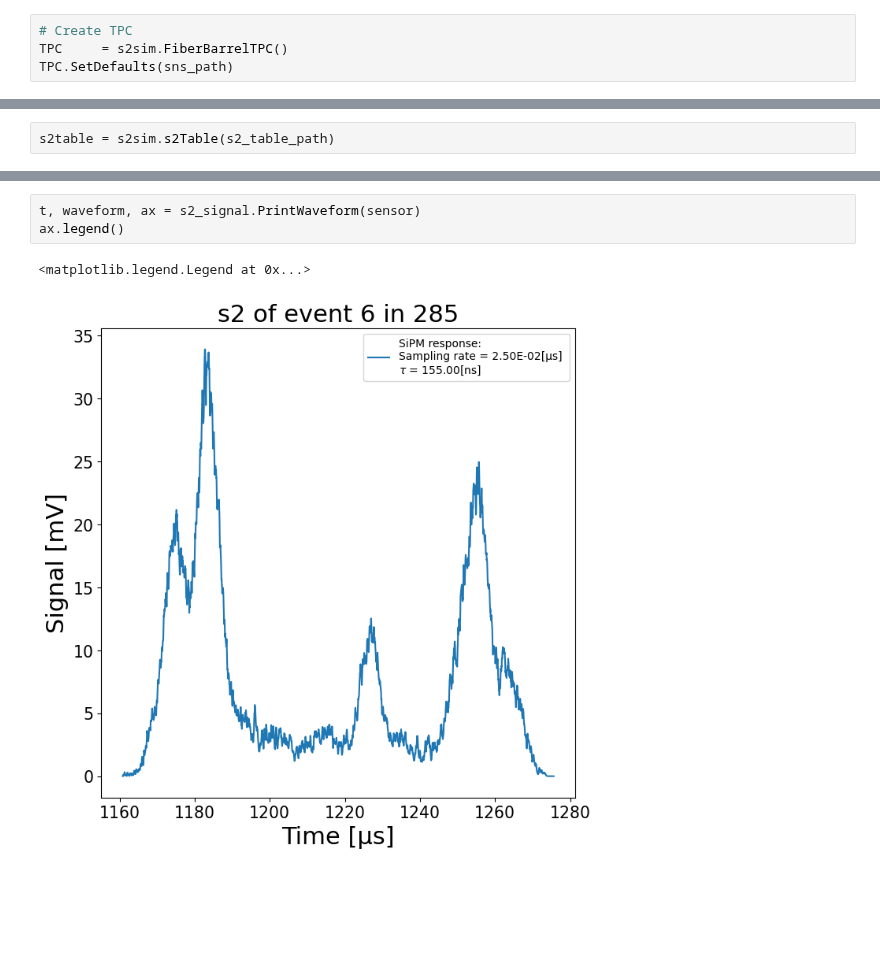
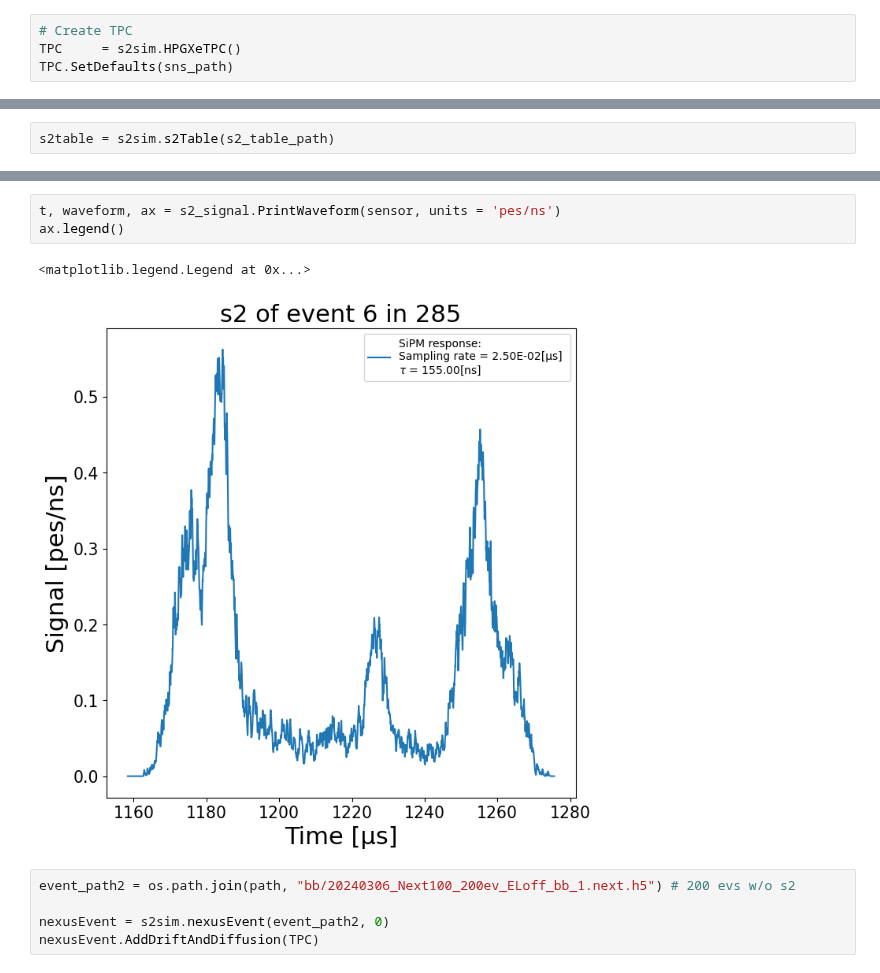
Before and after one commit to mariandbt/python, a Jupyter notebook: notebooks/20240521_TOYNOTEBOOK.ipynb, the cells around one changed output, grey strips where cells are left out. Cells and saved outputs as stored; diff of their text form; blank space fills up the shorter version.

```diff
--- a/notebooks/20240521_TOYNOTEBOOK.ipynb
+++ b/notebooks/20240521_TOYNOTEBOOK.ipynb
@@ -306,7 +306,7 @@ from s2_simulation import unit
 event, sensor = 6, 285
 # %%
 # Create TPC
-TPC     = s2sim.FiberBarrelTPC()
+TPC     = s2sim.HPGXeTPC()
 TPC.SetDefaults(sns_path)
 # %% [output]
 Default parameters set succesfully :) TPC ready to use
@@ -348,6 +348,11 @@ np.trapz(y = waveform, x = t.to(unit.ns).magnitude)
 # %%
-t, waveform, ax = s2_signal.PrintWaveform(sensor)
+t, waveform, ax = s2_signal.PrintWaveform(sensor, units = 'pes/ns')
 ax.legend()
 # %% [output]
 <matplotlib.legend.Legend at 0x...>
-[figure, old version]
+[figure, new version]
+# %%
+event_path2 = os.path.join(path, "bb/20240306_Next100_200ev_ELoff_bb_1.next.h5") # 200 evs w/o s2
+
+nexusEvent = s2sim.nexusEvent(event_path2, 0)
+nexusEvent.AddDriftAndDiffusion(TPC)
```
Also changed, not shown: parts of 16 cells of this notebook, 1 other file.
